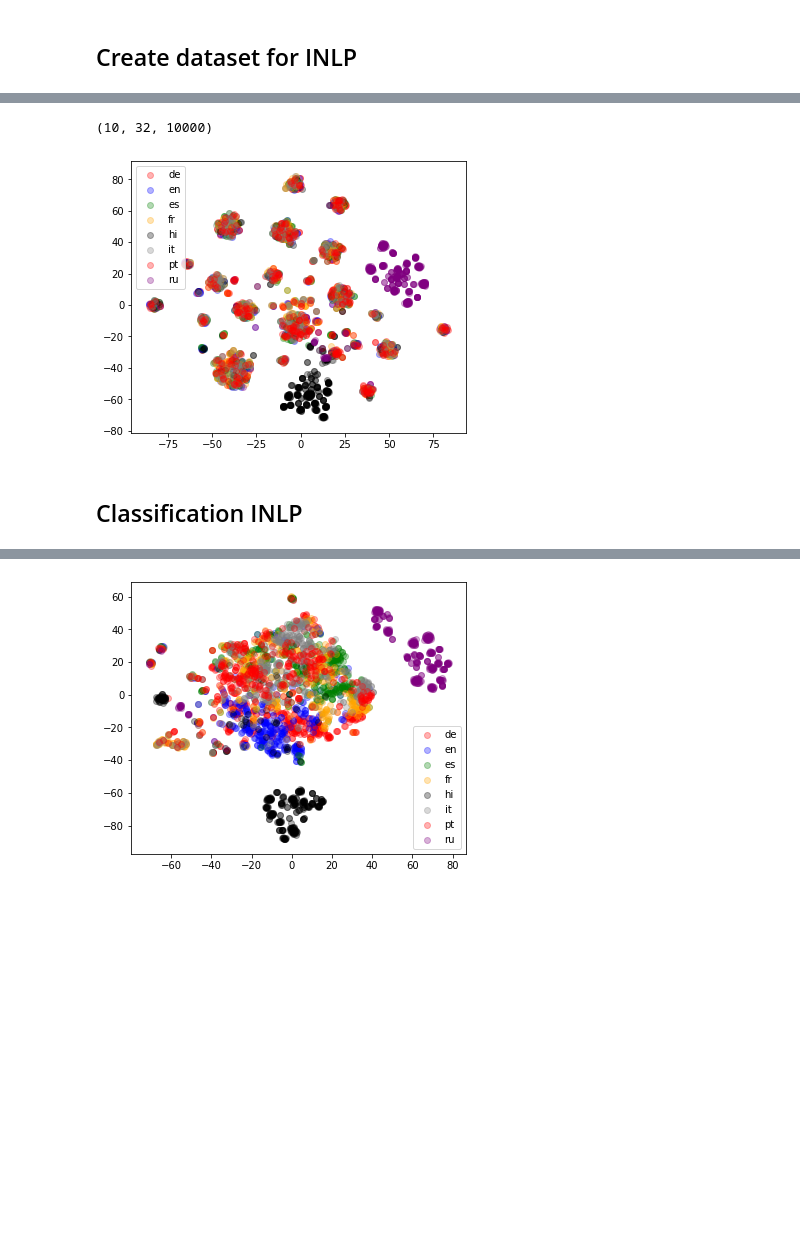
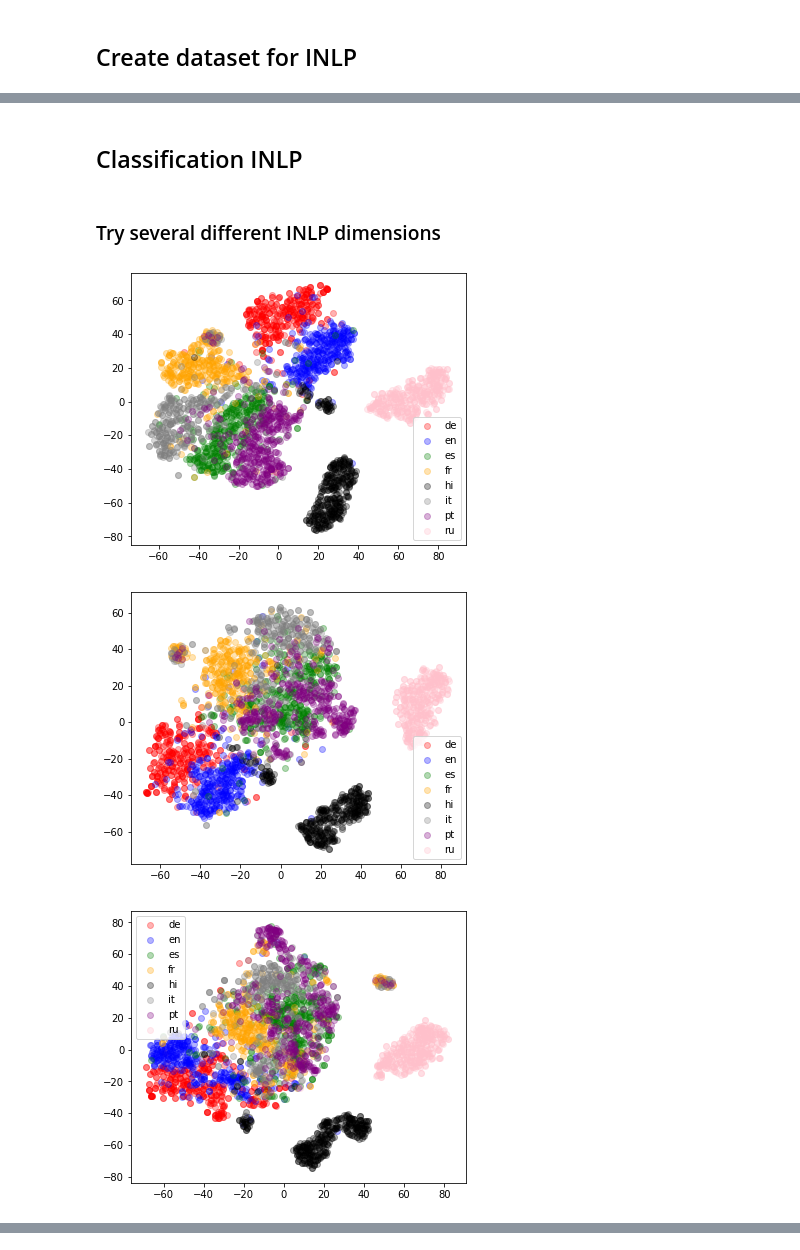
Before and after one commit to Shaul1321/multilingual-inlp, a Jupyter notebook: inlp-mbert-experiment.ipynb, the cells around one changed output, grey strips where cells are left out. Drawn from its saved outputs; the diff is of its cells as text; code cells hidden in the pictures; blank space fills up the shorter version.

```diff
--- a/inlp-mbert-experiment.ipynb
+++ b/inlp-mbert-experiment.ipynb
@@ -308,24 +353,17 @@ P, rowspace_projections, Ws = inlp.run_INLP(num_classifiers = 1, input_dim = 768
-# %%
-v_rowspace = []
-for w in Ws:
-
-    w_norm = w/np.linalg.norm(w)
-    v_rowspace.append(w_norm.dot(vecs.T))
-
-v_rowspace = np.array(v_rowspace)
-print(v_rowspace.shape)
-# %% [output]
-(10, 32, 10000)
-# %%
-P_rowspace = np.eye(P.shape[0]) - P
-tsne(P_rowspace.dot(vecs.T).T[:3000], labels_lang[:3000])
-# %% [output]
-[figure, removed]
 # %% [markdown]
 ## Classification INLP
 # %%
 inlp_dataset = inlp_dataset_handler.ClassificationDatasetHandler(x_train_cls, y_train_cls, x_dev_cls, y_dev_cls, dropout_rate = 0, Y_train_main = None, Y_dev_main = None, by_class = False, equal_chance_for_main_task_labels = False)
 #inlp_model_handler = inlp_linear_model.SKlearnClassifier(LinearSVC, {"dual": False, "max_iter": 5000})
-inlp_model_handler = inlp_linear_model.SKlearnClassifier(SGDClassifier, {"max_iter": 10000, "alpha": 0.1, "n_iter_no_change": 10})
+inlp_model_handler = inlp_linear_model.SKlearnClassifier(SGDClassifier, {"max_iter": 10000, "alpha": 0.0001, "n_iter_no_change": 10})
+# %% [markdown]
+### Try several different INLP dimensions
 # %%
-P, rowspace_projections, Ws = inlp.run_INLP(num_classifiers = 2, input_dim = 768, is_autoregressive = True, min_accuracy = 0, dataset_handler = inlp_dataset, model = inlp_model_handler)
+for num_classifiers in [1,2,3,4]:
+    P, rowspace_projections, Ws = inlp.run_INLP(num_classifiers = num_classifiers, input_dim = 768, is_autoregressive = True, min_accuracy = 0, dataset_handler = inlp_dataset, model = inlp_model_handler)
+    P_rowspace = np.eye(P.shape[0]) - P
+    tsne(P_rowspace.dot(vecs.T).T[:3000], labels_lang[:3000])
+# %% [output]
+[figure, added]
+[figure, added]
+[figure, added]
@@ -332,5 +370,0 @@ P, rowspace_projections, Ws = inlp.run_INLP(num_classifiers = 2, input_dim = 768
-# %%
-P_rowspace = np.eye(P.shape[0]) - P
-tsne(P_rowspace.dot(vecs.T).T[:3000], labels_lang[:3000])
-# %% [output]
-[figure, removed]
```
Also changed, not shown: parts of 16 cells of this notebook.
